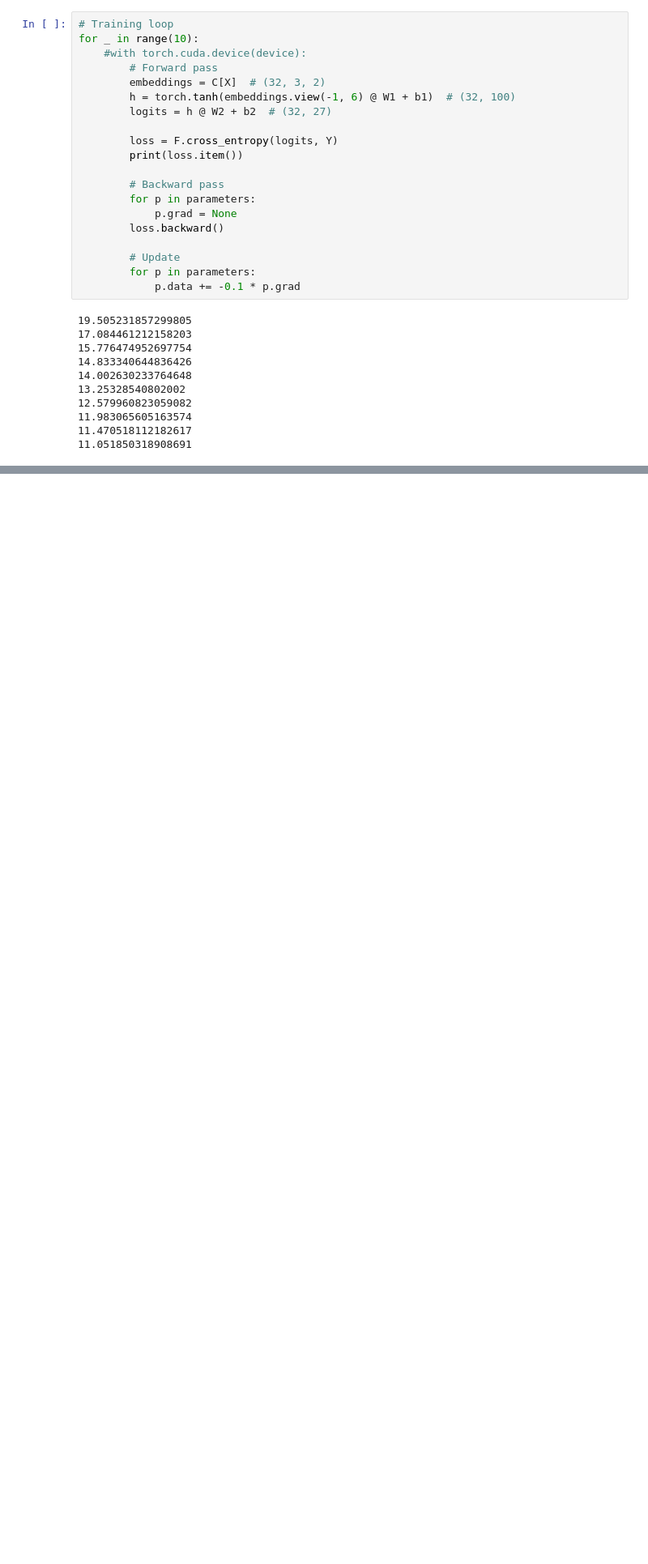
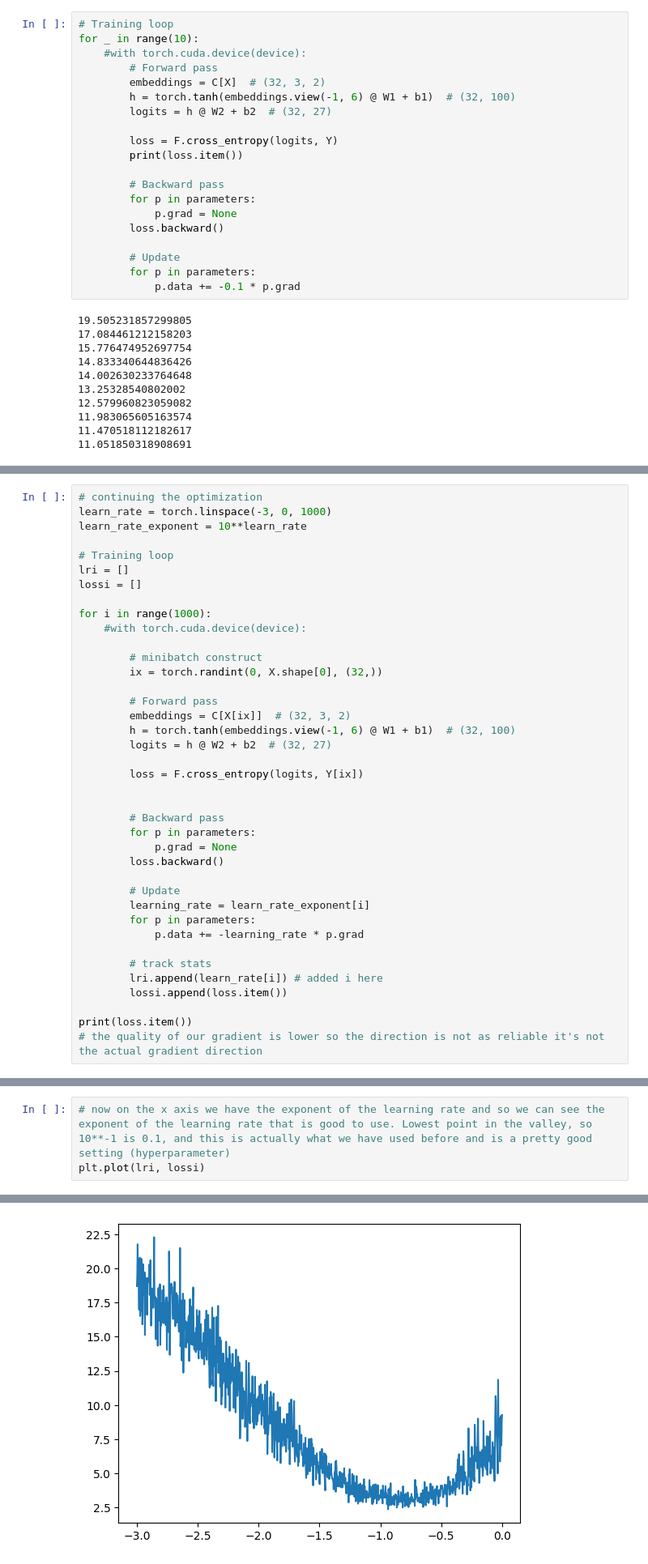
Before and after one commit to exploringweirdmachines/mlp, a Jupyter notebook: multi-layer-perceptron-part2.ipynb, the cells around one changed output, grey strips where cells are left out. Shown: that part at 81% size. Cells and saved outputs as stored; diff of their text form; blank space fills up the shorter version.

```diff
--- a/multi-layer-perceptron-part2.ipynb
+++ b/multi-layer-perceptron-part2.ipynb
@@ -742,0 +921,39 @@ torch.randint()
+# %%
+# continuing the optimization
+learn_rate = torch.linspace(-3, 0, 1000)
+learn_rate_exponent = 10**learn_rate
+
+# Training loop
+lri = []
+lossi = []
+
+for i in range(1000):
+    #with torch.cuda.device(device):
+
+        # minibatch construct
+        ix = torch.randint(0, X.shape[0], (32,))
+
+        # Forward pass
+        embeddings = C[X[ix]]  # (32, 3, 2)
+        h = torch.tanh(embeddings.view(-1, 6) @ W1 + b1)  # (32, 100)
+        logits = h @ W2 + b2  # (32, 27)
+
+        loss = F.cross_entropy(logits, Y[ix])
+
+
+        # Backward pass
+        for p in parameters:
+            p.grad = None
+        loss.backward()
+
+        # Update
+        learning_rate = learn_rate_exponent[i]
+        for p in parameters:
+            p.data += -learning_rate * p.grad
+
+        # track stats
+        lri.append(learn_rate[i]) # added i here
+        lossi.append(loss.item())
+
+print(loss.item())
+# the quality of our gradient is lower so the direction is not as reliable it's not the actual gradient direction
@@ -742,0 +972,4 @@ torch.randint()
+# %%
+# now on the x axis we have the exponent of the learning rate and so we can see the exponent of the learning rate that is good to use. Lowest point in the valley, so 10**-1 is 0.1, and this is actually what we have used before and is a pretty good setting (hyperparameter)
+plt.plot(lri, lossi)
+# %% [output]
@@ -742,0 +977 @@ torch.randint()
+[figure, added]
```
Also changed, not shown: parts of 14 cells of this notebook.
